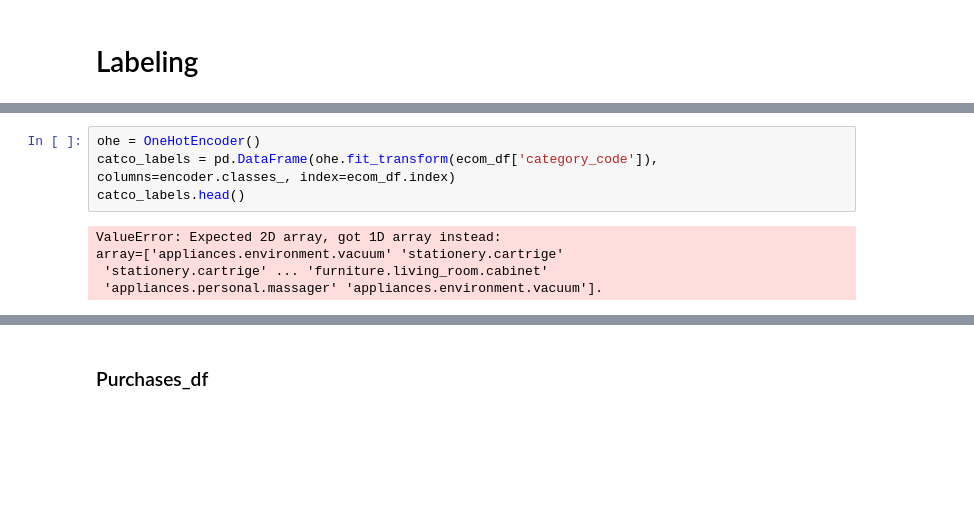
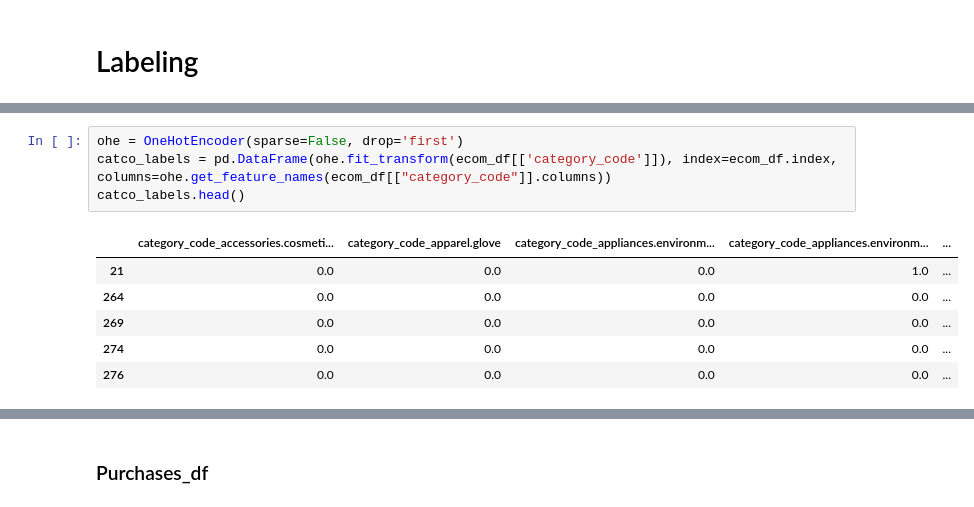
Before and after one commit to Johnny-Foreigner/predicting_purchases, a Jupyter notebook: data_exploration/MessyBedroom.ipynb, the cells around one changed output, grey strips where cells are left out. Drawn from its saved outputs; the diff is of its cells as text; blank space fills up the shorter version.

```diff
--- a/data_exploration/MessyBedroom.ipynb
+++ b/data_exploration/MessyBedroom.ipynb
@@ -152,9 +192,11 @@ productid_labels.head()
 # %%
-ohe = OneHotEncoder()
-catco_labels = pd.DataFrame(ohe.fit_transform(ecom_df['category_code']), columns=encoder.classes_, index=ecom_df.index)
+ohe = OneHotEncoder(sparse=False, drop='first')
+catco_labels = pd.DataFrame(ohe.fit_transform(ecom_df[['category_code']]), index=ecom_df.index, columns=ohe.get_feature_names(ecom_df[["category_code"]].columns))
 catco_labels.head()
 # %% [output]
-ValueError: Expected 2D array, got 1D array instead:
-array=['appliances.environment.vacuum' 'stationery.cartrige'
- 'stationery.cartrige' ... 'furniture.living_room.cabinet'
- 'appliances.personal.massager' 'appliances.environment.vacuum'].
+|  | category_code_accessories.cosmeti... | category_code_apparel.glove | category_code_appliances.environm... | category_code_appliances.environm... | ... |
+| 21 | 0.0 | 0.0 | 0.0 | 1.0 | ... |
+| 264 | 0.0 | 0.0 | 0.0 | 0.0 | ... |
+| 269 | 0.0 | 0.0 | 0.0 | 0.0 | ... |
+| 274 | 0.0 | 0.0 | 0.0 | 0.0 | ... |
+| 276 | 0.0 | 0.0 | 0.0 | 0.0 | ... |
```
Also changed, not shown: parts of 22 cells of this notebook.
